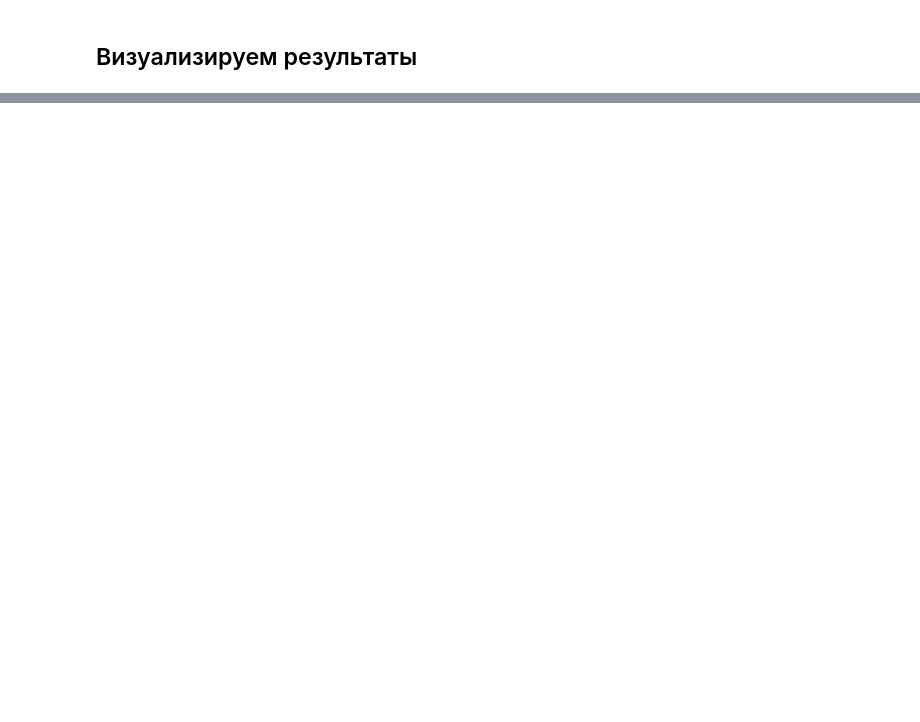
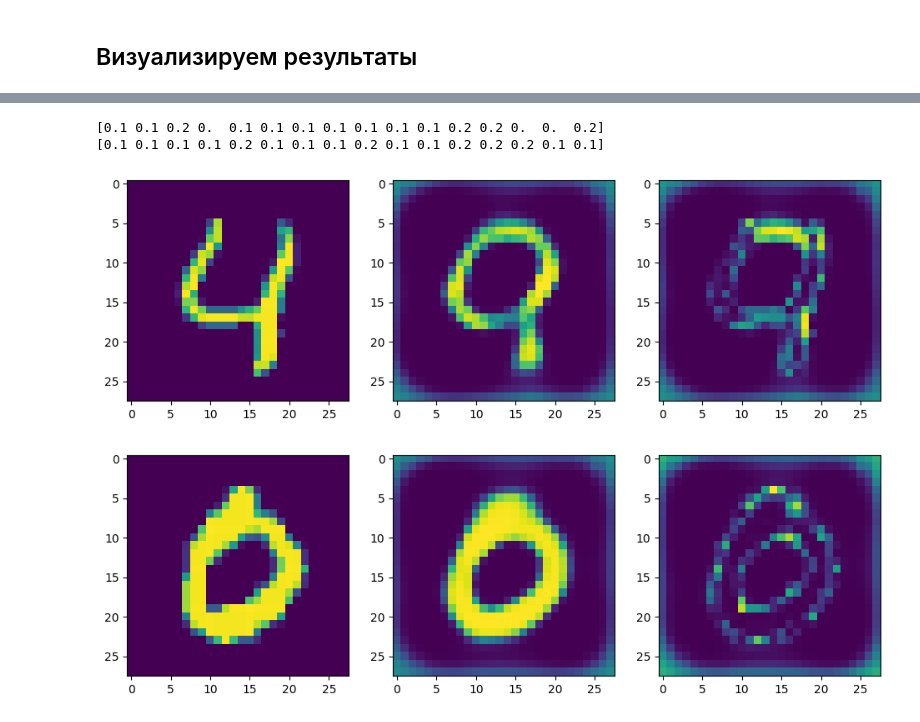
Before and after one commit to kenoma/pytorch-fuzzy, a Jupyter notebook: experiments_svdd_with_fuzzy.ipynb, the cells around one changed output, grey strips where cells are left out. Drawn from its saved outputs; the diff is of its cells as text; code cells hidden in the pictures; blank space fills up the shorter version.

```diff
--- a/experiments_svdd_with_fuzzy.ipynb
+++ b/experiments_svdd_with_fuzzy.ipynb
@@ -663,0 +688,26 @@ with torch.no_grad():
+# %%
+def show_item_reconstructio(ind):
+    for data, trg in iter(test_loader):
+        data = data.to(device)
+        dmu, fz, dfz, decoded = fvae(data)
+        plt.figure(figsize=(24, 6))
+
+        R, C = 1, 6
+        np.set_printoptions(precision=1,suppress=True)
+        print(fz[ind].detach().cpu().numpy())
+        plt.subplot(R, C, 1)
+        plt.imshow(data[ind].cpu().squeeze())
+        plt.subplot(R, C, 2)
+        plt.imshow(decoded[ind].detach().cpu().squeeze())
+
+        plt.subplot(R, C, 3)
+        plt.imshow((decoded[ind] - data[ind]).abs().detach().cpu().squeeze())
+        break
+# %%
+show_item_reconstructio(4)
+show_item_reconstructio(3)
+# %% [output]
+[0.1 0.1 0.2 0.  0.1 0.1 0.1 0.1 0.1 0.1 0.1 0.2 0.2 0.  0.  0.2]
+[0.1 0.1 0.1 0.1 0.2 0.1 0.1 0.1 0.2 0.1 0.1 0.2 0.2 0.2 0.1 0.1]
+[figure, added]
+[figure, added]
```
Also changed, not shown: parts of 21 cells of this notebook.
